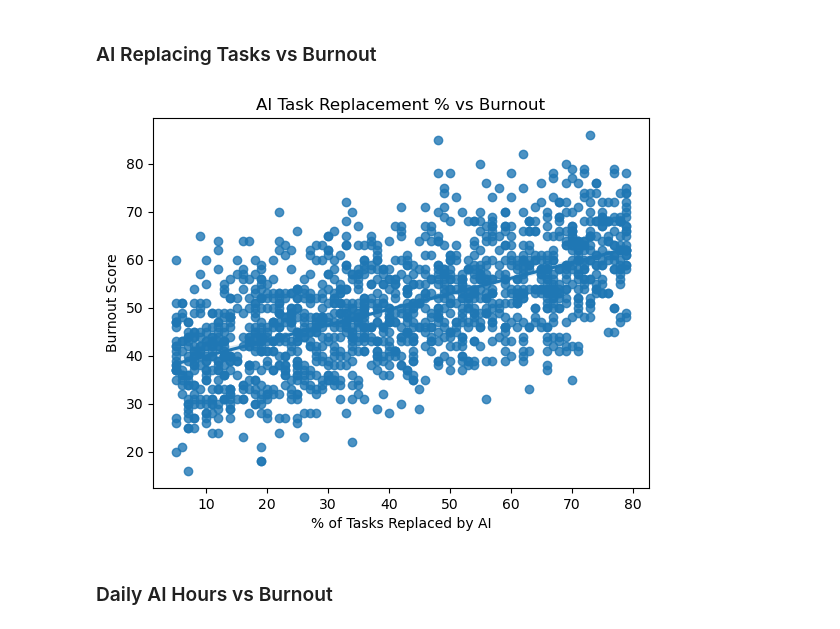
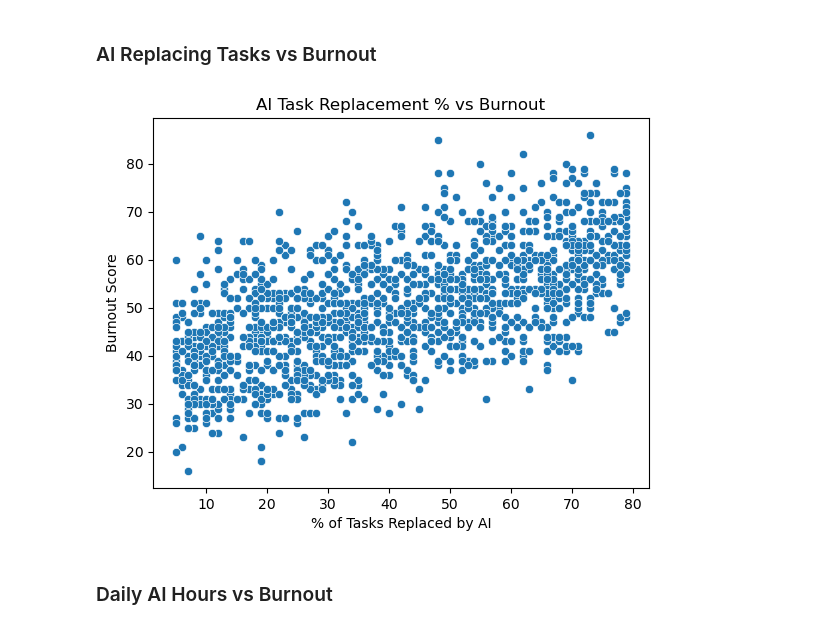
Before and after one commit to madisonengebose/CSC2621-FinalProject-ZoeMadison, a Jupyter notebook: FinalProject.ipynb, the cells around one changed output. Saved outputs shown, nothing was run; the diff lists cells and outputs as text; code cells hidden in the pictures.

```diff
--- a/FinalProject.ipynb
+++ b/FinalProject.ipynb
@@ -133,14 +129,13 @@ plt.show()
 # %% [markdown]
 ### AI Replacing Tasks vs Burnout
 # %%
-plt.figure()
-sns.regplot(x="ai_replaces_my_tasks_pct", y="burnout_score", data=df)
+sns.scatterplot(x="ai_replaces_my_tasks_pct", y="burnout_score", data=df)
 plt.title("AI Task Replacement % vs Burnout")
 plt.xlabel("% of Tasks Replaced by AI")
 plt.ylabel("Burnout Score")
 plt.show()
 # %% [output]
-[figure, old version]
+[figure, new version]
 # %% [markdown]
 ### Daily AI Hours vs Burnout
 # %%
```
Also changed, not shown: parts of 42 cells of this notebook.
